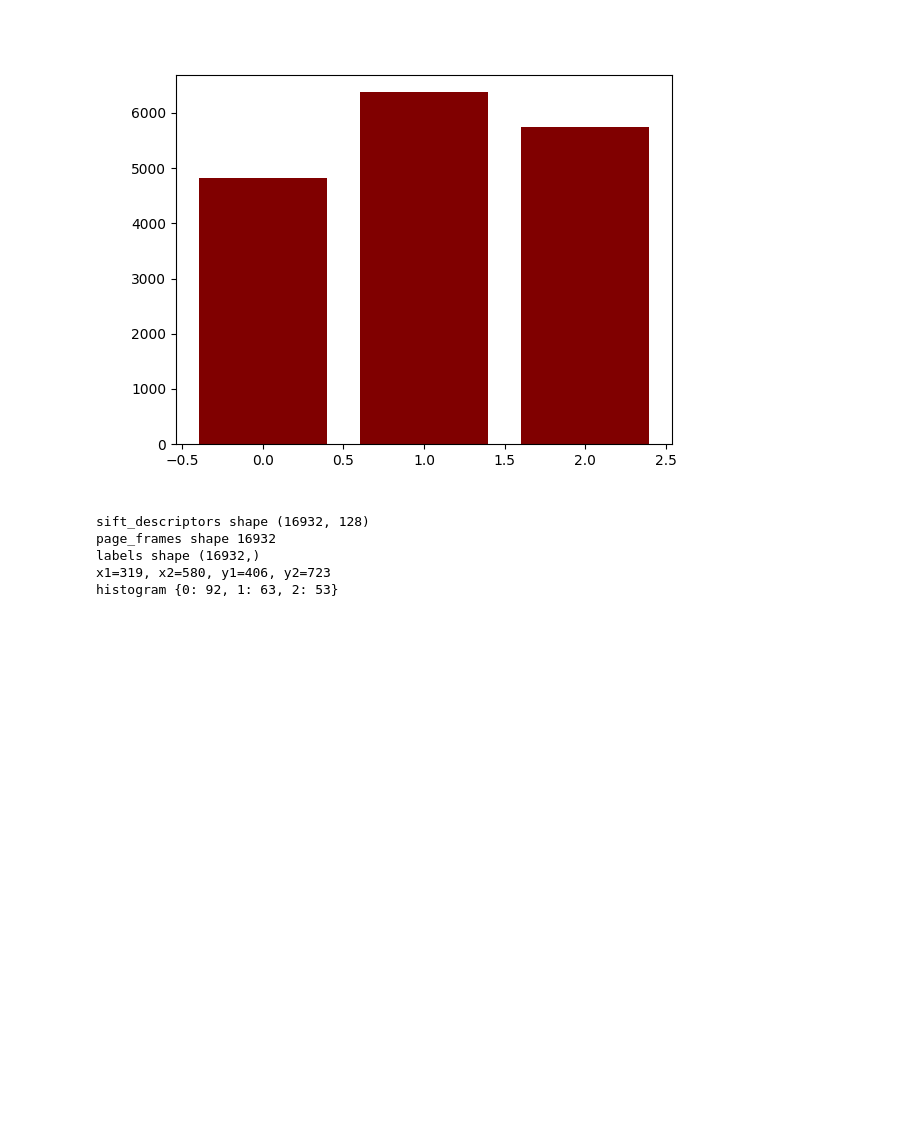
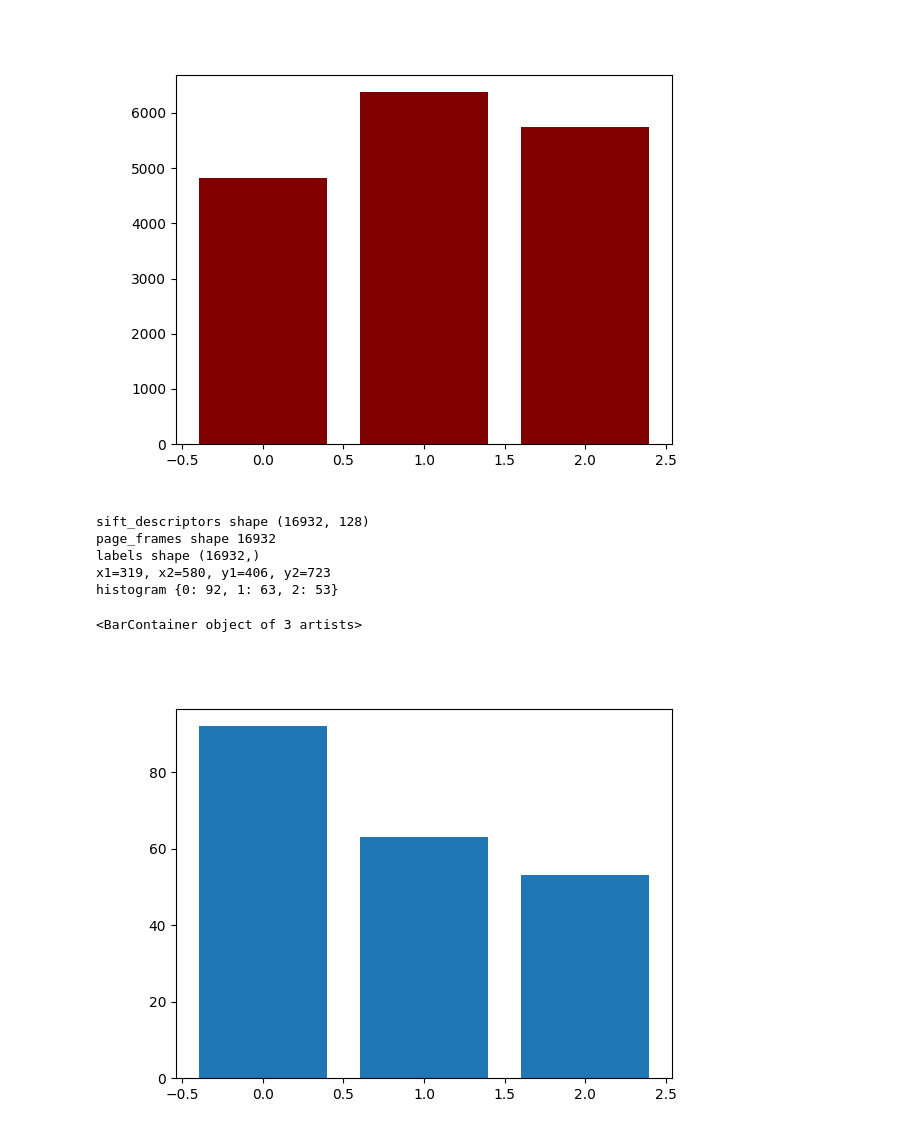
Before and after one commit to magdyamr542/fachprojekt, a Jupyter notebook: task/solution.ipynb, the cells around one changed output. Drawn from its saved outputs; the diff is of its cells as text; code cells hidden in the pictures; blank space fills up the shorter version.

Commit message:
current impl of the histogram function

```diff
--- a/task/solution.ipynb
+++ b/task/solution.ipynb
@@ -78,30 +78,36 @@ def get_bag_of_words_histogram(sift_descriptors , page_frames , labels , x1 , x2
 
 	# the function works as follows:
 		# go over all descriptors inside the frame
 		# for each one of them get its label
 		# increment a counter for each label
 		# return the histogram
 		# the histogram is a map of this form {'label' : count} e.g {'f1' : 4} means that the label f1 is coming 4 times inside the frame
 	assert sift_descriptors.shape[0] == len(page_frames) and len(page_frames) == labels.shape[0] , "wrong vars"
 	print("sift_descriptors shape" , sift_descriptors.shape)
 	print("page_frames shape" , len(page_frames))
 	print("labels shape" , labels.shape)
 	print(f"x1={x1}, x2={x2}, y1={y1}, y2={y2}")
 
 	label_to_count = {}
 	for desc , frame , label in zip(sift_descriptors , page_frames , labels):
 		if frame[0] < x1 or frame[0] > x2 or frame[1] < y1 or frame[1]  > y2:
 			continue
 		label_to_count[label] = label_to_count.get(label , 0) + 1
 
 	return label_to_count
 
 
 histogram = get_bag_of_words_histogram(page_desc , page_frames , labels , x1 , y1 , x2 , y2)
 print("histogram" , histogram)
+
+fig = plt.figure()
+ax = fig.add_subplot(111)
+ax.bar(range(len(histogram)), list(histogram.values()), align='center')
 # %% [output]
 sift_descriptors shape (16932, 128)
 page_frames shape 16932
 labels shape (16932,)
 x1=319, x2=580, y1=406, y2=723
 histogram {0: 92, 1: 63, 2: 53}
+<BarContainer object of 3 artists>
+[figure, added]
```
